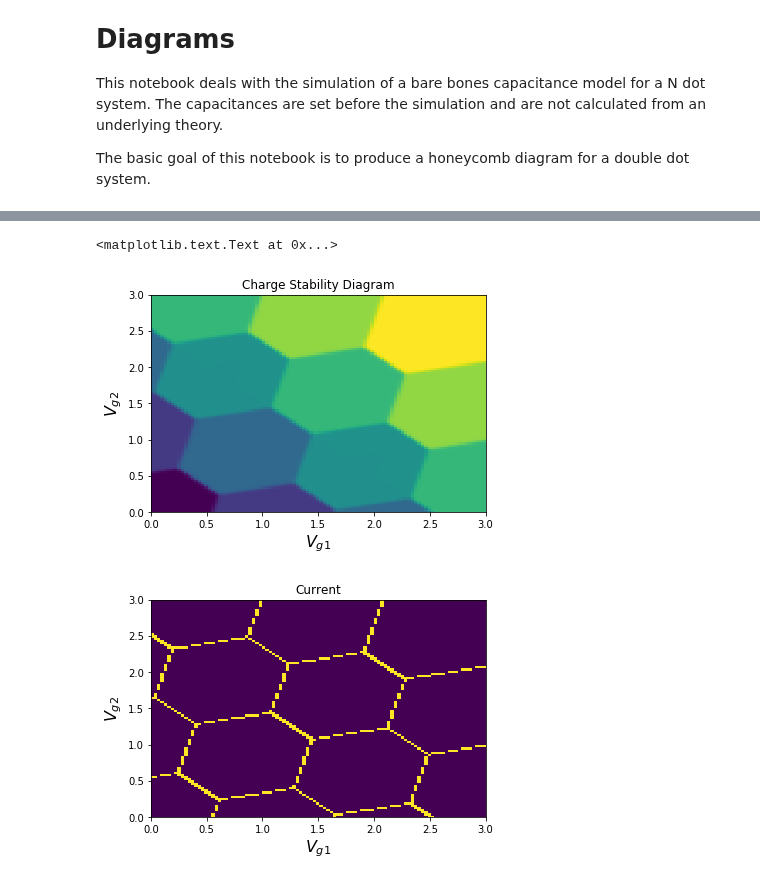
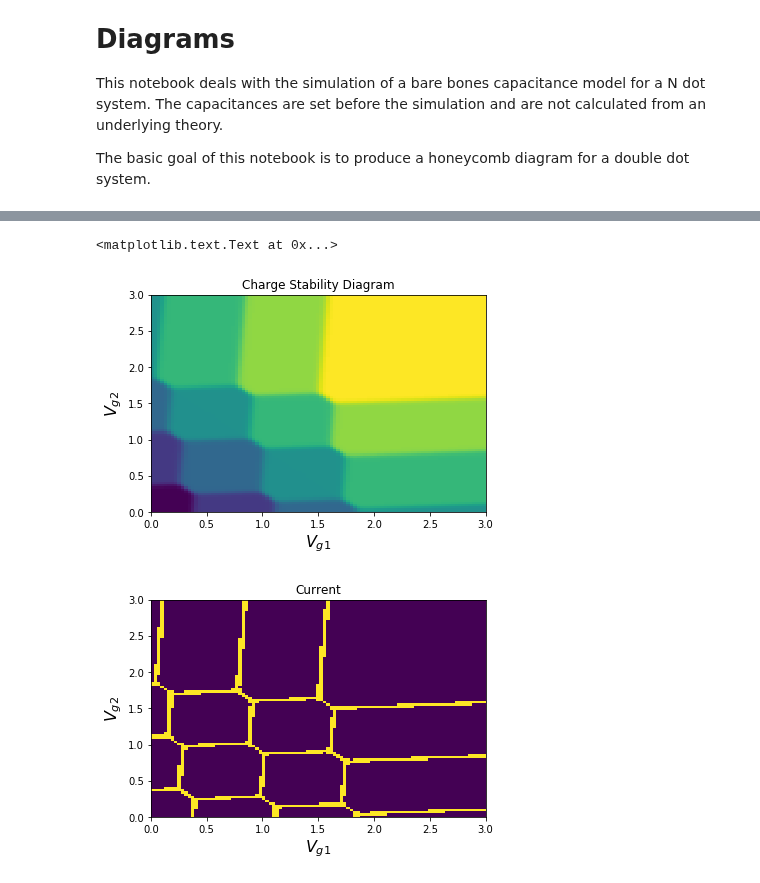
Before and after one commit to Quantumgame/quantum-ml, a Jupyter notebook: test_notebooks/bare_bones_cap_model.ipynb, the cells around one changed output, grey strips where cells are left out. Drawn from its saved outputs; the diff is of its cells as text; code cells hidden in the pictures.

```diff
--- a/test_notebooks/bare_bones_cap_model.ipynb
+++ b/test_notebooks/bare_bones_cap_model.ipynb
@@ -15,12 +15,12 @@ N_dot = 2
 
 # define the capacitances
 # the dot capacitance, assumed to be equal for all dots
-C_dot = 1.2
+C_dot = 2.5
 # inter-dot cross capacitance, assumed to be equal for all dots
 C_dot_cross = 0.5
 
 # gate capacitance, assumed to equal for all gates
-C_g = 1.0
+C_g = 1.4
 C_g_cross = 0.2
 
 
@@ -64,7 +64,8 @@ def calc_charge(N_dot,V_g_vec,C_mat_dot,C_mat_gate,kT):
     states = list(itertools.product(*[list(range(E_max))]*N_dot))
 
     # A : adjacency matrix between the possible states, two states are connected only by a single electron tunneling event
-    A = np.array([calc_weight(a,b,V_g_vec,C_mat_dot,C_mat_gate,kT) for a in states for b in states]).reshape((len(states),len(states)))
+    A = np.array([calc_weight(a,b,V_g_vec,C_mat_dot,C_mat_gate,kT) for a in states for b in states])\
+        .reshape((len(states),len(states)))
 
     M = A.T - np.diag(np.sum(A,axis=1))
 
@@ -114,3 +115,3 @@ Calculation finished in 82.41841292381287 seconds.
 <matplotlib.text.Text at 0x...>
-[figure, old version]
+[figure, new version]
-[figure, old version]
+[figure, new version]
```
Also changed, not shown: parts of 1 cell of this notebook, 3 other files.
